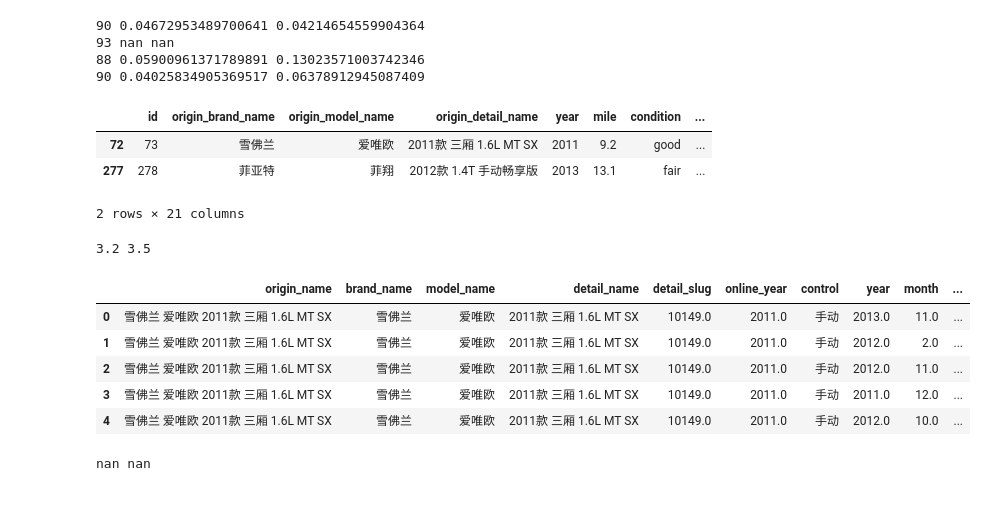
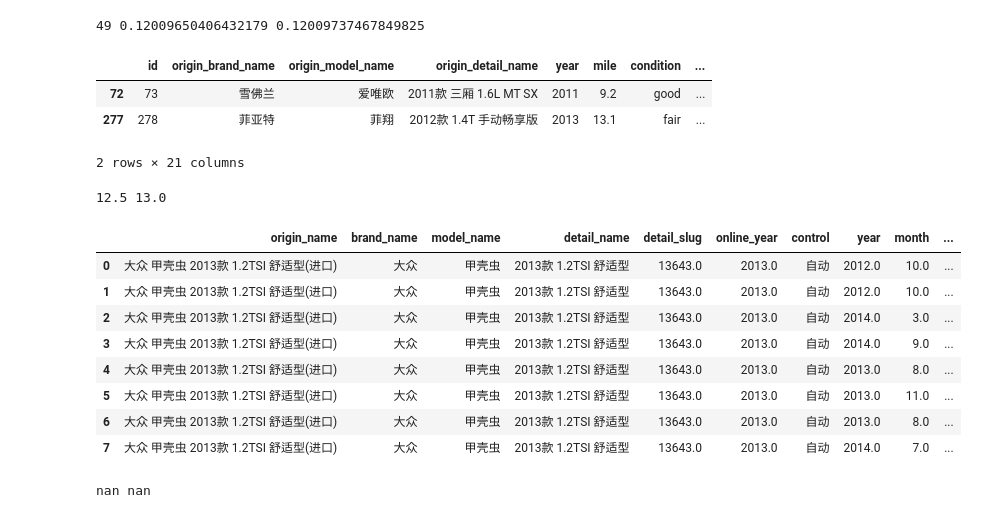
Before and after one commit to dj-lei/evaluation-predict, a Jupyter notebook: jupyter/update_estimate.ipynb, the cells around one changed output. Drawn from its saved outputs; the diff is of its cells as text; code cells hidden in the pictures.

```diff
--- a/jupyter/update_estimate.ipynb
+++ b/jupyter/update_estimate.ipynb
@@ -39,13 +39,10 @@ part2 = verify.loc[(verify['id'] > 100)&(verify['id'] <= 200),:].reset_index(dro
 part3 = verify.loc[(verify['id'] > 200)&(verify['id'] <= 300),:].reset_index(drop=True)
 part4 = verify.loc[(verify['id'] > 300)&(verify['id'] <= 400),:].reset_index(drop=True)
 print(len(part1.loc[(part1['rate'] <= 0.05),:]), cal_log_avg_div(list(part1.new_sell_price.values),list(part1.price.values) ), cal_log_avg_div(list(part1.eval_price.values),list(part1.price.values) ))
-print(len(part2.loc[(part2['rate'] <= 0.05),:]), cal_log_avg_div(list(part2.new_sell_price.values),list(part2.price.values) ), cal_log_avg_div(list(part2.eval_price.values),list(part2.price.values) ))
-print(len(part3.loc[(part3['rate'] <= 0.05),:]), cal_log_avg_div(list(part3.new_sell_price.values),list(part3.price.values) ), cal_log_avg_div(list(part3.eval_price.values),list(part3.price.values) ))
-print(len(part4.loc[(part4['rate'] <= 0.05),:]), cal_log_avg_div(list(part4.new_sell_price.values),list(part4.price.values) ), cal_log_avg_div(list(part4.eval_price.values),list(part4.price.values) ))
+# print(len(part2.loc[(part2['rate'] <= 0.05),:]), cal_log_avg_div(list(part2.new_sell_price.values),list(part2.price.values) ), cal_log_avg_div(list(part2.eval_price.values),list(part2.price.values) ))
+# print(len(part3.loc[(part3['rate'] <= 0.05),:]), cal_log_avg_div(list(part3.new_sell_price.values),list(part3.price.values) ), cal_log_avg_div(list(part3.eval_price.values),list(part3.price.values) ))
+# print(len(part4.loc[(part4['rate'] <= 0.05),:]), cal_log_avg_div(list(part4.new_sell_price.values),list(part4.price.values) ), cal_log_avg_div(list(part4.eval_price.values),list(part4.price.values) ))
 # %% [output]
-90 0.04672953489700641 0.04214654559904364
-93 nan nan
-88 0.05900961371789891 0.13023571003742346
-90 0.04025834905369517 0.06378912945087409
+49 0.12009650406432179 0.12009737467849825
 # %%
 # 41 0.13848031859374452 0.09513803783207576
@@ -74,18 +73,21 @@ global_model_mean = pd.read_csv('../tmp/train/global_model_mean.csv')
 global_model_mean = global_model_mean.loc[:, ['detail_slug','detail_model_slug']].rename(columns={'detail_model_slug':'gpj_detail_slug'})
 train_temp = train_temp.merge(global_model_mean,how='left',on=['detail_slug'])
 # %%
-gpj_detail_slug = '10149_ah'
+gpj_detail_slug = 'm12328_xc'
 test = train_temp.loc[(train_temp['gpj_detail_slug'] == gpj_detail_slug)&(train_temp['type'] == 'personal'),:].reset_index(drop=True)
 print(np.median(test.price.values),np.median(test.loc[(test['online_year'] == test['year']),'price'].values))
 test
 # %% [output]
-3.2 3.5
+12.5 13.0
 |  | origin_name | brand_name | model_name | detail_name | detail_slug | online_year | control | year | month | ... |
-| 0 | 雪佛兰 爱唯欧 2011款 三厢 1.6L MT SX | 雪佛兰 | 爱唯欧 | 2011款 三厢 1.6L MT SX | 10149.0 | 2011.0 | 手动 | 2013.0 | 11.0 | ... |
-| 1 | 雪佛兰 爱唯欧 2011款 三厢 1.6L MT SX | 雪佛兰 | 爱唯欧 | 2011款 三厢 1.6L MT SX | 10149.0 | 2011.0 | 手动 | 2012.0 | 2.0 | ... |
-| 2 | 雪佛兰 爱唯欧 2011款 三厢 1.6L MT SX | 雪佛兰 | 爱唯欧 | 2011款 三厢 1.6L MT SX | 10149.0 | 2011.0 | 手动 | 2012.0 | 11.0 | ... |
-| 3 | 雪佛兰 爱唯欧 2011款 三厢 1.6L MT SX | 雪佛兰 | 爱唯欧 | 2011款 三厢 1.6L MT SX | 10149.0 | 2011.0 | 手动 | 2011.0 | 12.0 | ... |
-| 4 | 雪佛兰 爱唯欧 2011款 三厢 1.6L MT SX | 雪佛兰 | 爱唯欧 | 2011款 三厢 1.6L MT SX | 10149.0 | 2011.0 | 手动 | 2012.0 | 10.0 | ... |
+| 0 | 大众 甲壳虫 2013款 1.2TSI 舒适型(进口) | 大众 | 甲壳虫 | 2013款 1.2TSI 舒适型 | 13643.0 | 2013.0 | 自动 | 2012.0 | 10.0 | ... |
+| 1 | 大众 甲壳虫 2013款 1.2TSI 舒适型(进口) | 大众 | 甲壳虫 | 2013款 1.2TSI 舒适型 | 13643.0 | 2013.0 | 自动 | 2012.0 | 10.0 | ... |
+| 2 | 大众 甲壳虫 2013款 1.2TSI 舒适型(进口) | 大众 | 甲壳虫 | 2013款 1.2TSI 舒适型 | 13643.0 | 2013.0 | 自动 | 2014.0 | 3.0 | ... |
+| 3 | 大众 甲壳虫 2013款 1.2TSI 舒适型(进口) | 大众 | 甲壳虫 | 2013款 1.2TSI 舒适型 | 13643.0 | 2013.0 | 自动 | 2014.0 | 9.0 | ... |
+| 4 | 大众 甲壳虫 2013款 1.2TSI 舒适型(进口) | 大众 | 甲壳虫 | 2013款 1.2TSI 舒适型 | 13643.0 | 2013.0 | 自动 | 2013.0 | 8.0 | ... |
+| 5 | 大众 甲壳虫 2013款 1.2TSI 舒适型(进口) | 大众 | 甲壳虫 | 2013款 1.2TSI 舒适型 | 13643.0 | 2013.0 | 自动 | 2013.0 | 11.0 | ... |
+| 6 | 大众 甲壳虫 2013款 1.2TSI 舒适型(进口) | 大众 | 甲壳虫 | 2013款 1.2TSI 舒适型 | 13643.0 | 2013.0 | 自动 | 2013.0 | 8.0 | ... |
+| 7 | 大众 甲壳虫 2013款 1.2TSI 舒适型(进口) | 大众 | 甲壳虫 | 2013款 1.2TSI 舒适型 | 13643.0 | 2013.0 | 自动 | 2014.0 | 7.0 | ... |
 # %%
 test = train_temp.loc[(train_temp['gpj_detail_slug'] == gpj_detail_slug)&(train_temp['type'] == 'sell'),:].reset_index(drop=True)
 print(np.median(test.price.values),np.median(test.loc[(test['online_year'] == test['year']),'price'].values))
```
Also changed, not shown: parts of 1 cell of this notebook, 3 other files.
